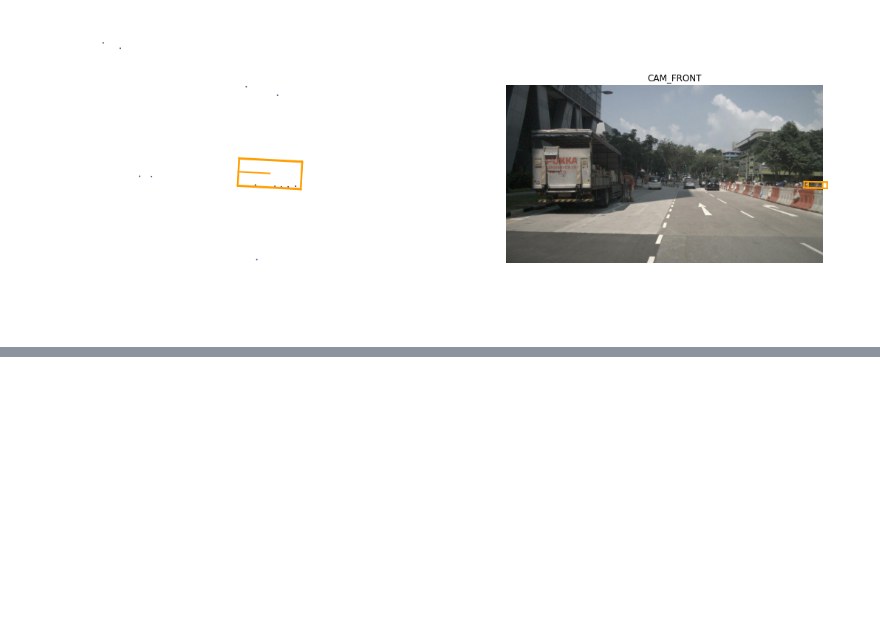
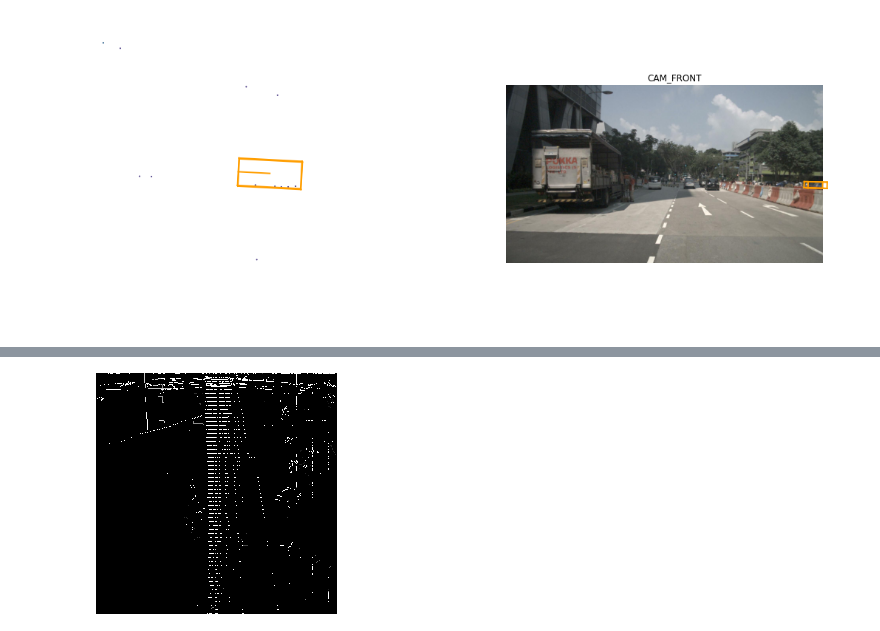
Before and after one commit to nguyenng97/nguyenng97.github.io, a Jupyter notebook: projects/perception_net.ipynb, the cells around one changed output, grey strips where cells are left out. Saved outputs shown, nothing was run; the diff lists cells and outputs as text; code cells hidden in the pictures; blank space fills up the shorter version.

Commit message:
update cloud visualization

```diff
--- a/projects/perception_net.ipynb
+++ b/projects/perception_net.ipynb
@@ -13,7 +13,7 @@ Python 3.8.12
 # %%
 from nuscenes.nuscenes import NuScenes
 
-nusc = NuScenes(version='v1.0-mini', dataroot='./data/sets/nuscenes', verbose=True)
+nusc = NuScenes(version='v1.0-mini', dataroot='/mnt/d/tmp/nu_scene/data/sets/nuscenes', verbose=True)
 # %% [output]
 ======
 Loading NuScenes tables for version v1.0-mini...
@@ -50,7 +50,7 @@ from matplotlib import pyplot as plt
 import imageio
 
 class MyUtils():
-    NUSCENE_HOME = "./data/sets/nuscenes/"
+    NUSCENE_HOME = "/mnt/d/tmp/nu_scene/data/sets/nuscenes/"
 
     def __init__(self, nusc):
         self.nusc = nusc
@@ -91,7 +91,9 @@ my_util = MyUtils(nusc)
 rs = my_util.get_multi(1000, nusc.scene[1])
 
 nusc.get('sample', nusc.scene[0]['first_sample_token'])
-nusc.get('sample_data', '9d9bf11fb0e144c8b446d54a8a00184f')
+
+nusc.get('sample', '39586f9d59004284a7114a68825e8eec')
+nusc.get('sample_data', '94368c083c674f7a84c7273854bfc7ac')
 
 # imageio.mimsave('./result.gif', rs)
 # %% [output]
@@ -111,24 +113,2 @@ nusc.get('sample_data', '9d9bf11fb0e144c8b446d54a8a00184f')
  'sensor_modality': 'lidar',
  'channel': 'LIDAR_TOP'}
-# %%
-from open3d import geometry, utility, visualization
-import struct
-import numpy as np
-
-size_float = 4
-list_pcd = []
-
-with open('./data/sets/nuscenes/samples/LIDAR_TOP/n015-2018-07-24-11-22-45+0800__LIDAR_TOP__1532402927647951.pcd.bin', "rb") as f:
-    byte = f.read(size_float * 4)
-    while byte:
-        x, y, z, intensity = struct.unpack("ffff", byte)
-        list_pcd.append([x, y, z])
-        byte = f.read(size_float * 4)
-
-np_pcd = np.asarray(list_pcd)
-pcd = geometry.PointCloud()
-
-pcd.points = utility.Vector3dVector(np_pcd)
-
-!export LIBGL_ALWAYS_INDIRECT=1
-visualization.draw_geometries([pcd])
@@ -138,0 +237,4 @@ Jupyter environment detected. Enabling Open3D WebVisualizer.
+# %%
+rs[3].show()
+# %% [output]
+[figure, added]
```
Also changed, not shown: parts of 5 cells of this notebook, 2 other files.
